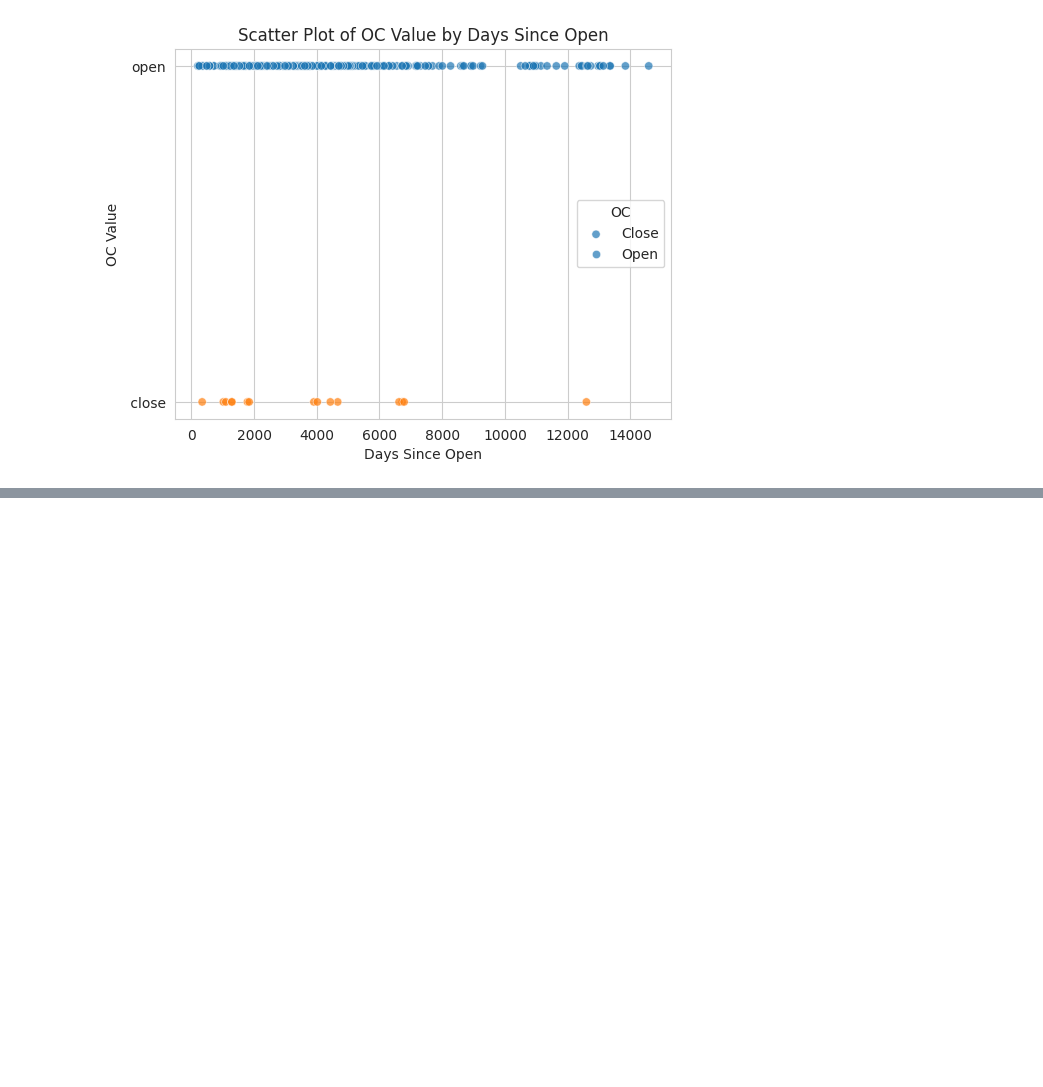
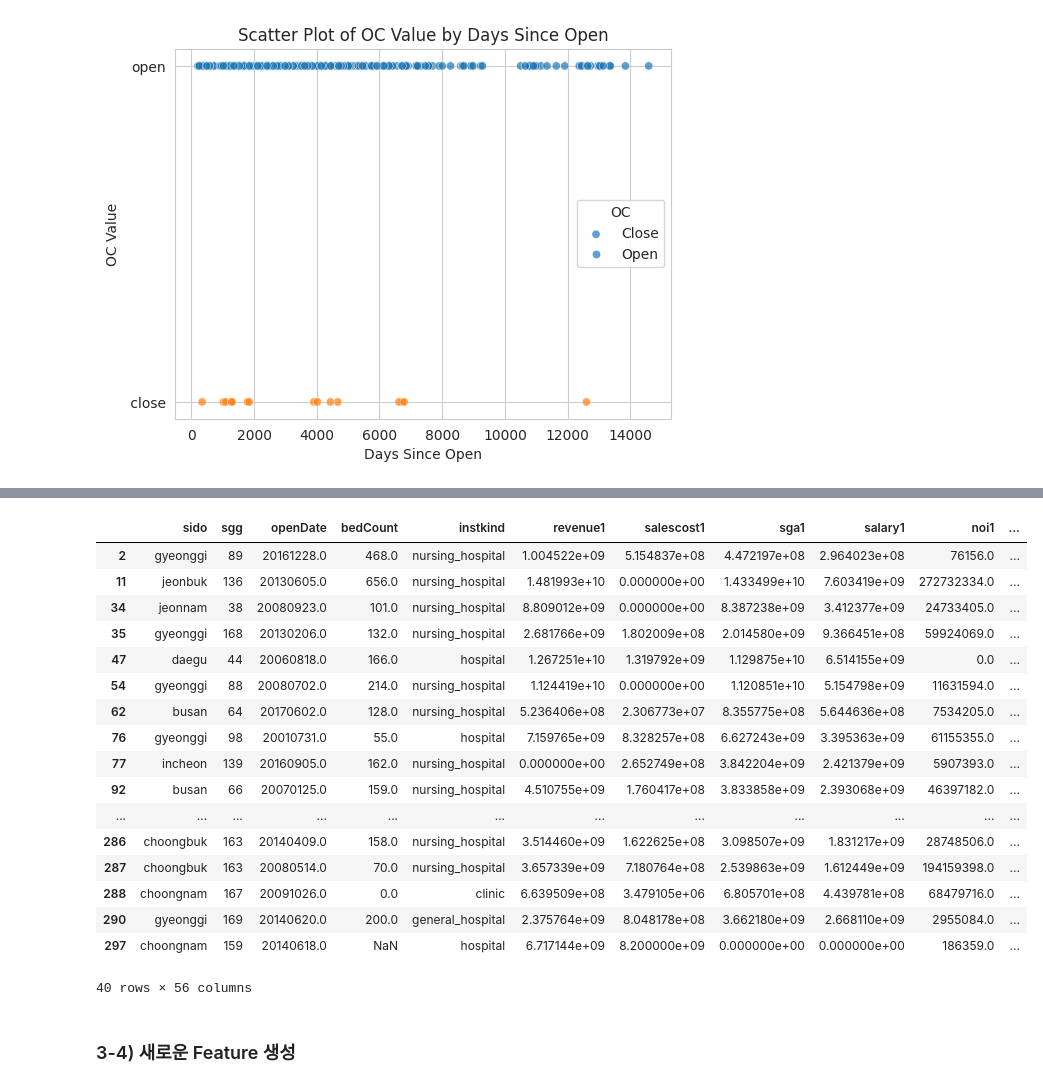
Before and after one commit to jhkr1/BigDataAnalysis, a Jupyter notebook: 회계지표를_이용한_병원_개_폐업_예측.ipynb, the cells around one changed output, grey strips where cells are left out. Cells and saved outputs as stored; diff of their text form; code cells hidden in the pictures; blank space fills up the shorter version.

```diff
--- a/회계지표를_이용한_병원_개_폐업_예측.ipynb
+++ b/회계지표를_이용한_병원_개_폐업_예측.ipynb
@@ -475,0 +537,40 @@ plt.show()
+# %%
+df1 = del_dup_train_df.copy()
+# 행에서 0이 얼마나 연속될 때, 0을 결측치 값으로 볼 것인지에 대한 기준값
+n_consecutive_zeros = 15
+consecutive_zeros_row = []
+
+# 연속된 0의 개수가 15개 이상인 행의 인덱스를 찾는 반복문
+for index, row in df1.iterrows():
+  consecutive_zeros = 0
+  for value in row:
+    if value == 0:
+      consecutive_zeros += 1
+      if consecutive_zeros >= n_consecutive_zeros:
+        consecutive_zeros_row.append(index)
+        break
+    else:
+      consecutive_zeros = 0
+
+# 0값이 결측치로 판단되는 행 확인
+consecutive_zeros_df = df1.loc[consecutive_zeros_row]
+consecutive_zeros_df
+# %% [output]
+|  | sido | sgg | openDate | bedCount | instkind | revenue1 | salescost1 | sga1 | salary1 | noi1 | ... |
+| 2 | gyeonggi | 89 | 20161228.0 | 468.0 | nursing_hospital | 1.004522e+09 | 5.154837e+08 | 4.472197e+08 | 2.964023e+08 | 76156.0 | ... |
+| 11 | jeonbuk | 136 | 20130605.0 | 656.0 | nursing_hospital | 1.481993e+10 | 0.000000e+00 | 1.433499e+10 | 7.603419e+09 | 272732334.0 | ... |
+| 34 | jeonnam | 38 | 20080923.0 | 101.0 | nursing_hospital | 8.809012e+09 | 0.000000e+00 | 8.387238e+09 | 3.412377e+09 | 24733405.0 | ... |
+| 35 | gyeonggi | 168 | 20130206.0 | 132.0 | nursing_hospital | 2.681766e+09 | 1.802009e+08 | 2.014580e+09 | 9.366451e+08 | 59924069.0 | ... |
+| 47 | daegu | 44 | 20060818.0 | 166.0 | hospital | 1.267251e+10 | 1.319792e+09 | 1.129875e+10 | 6.514155e+09 | 0.0 | ... |
+| 54 | gyeonggi | 88 | 20080702.0 | 214.0 | nursing_hospital | 1.124419e+10 | 0.000000e+00 | 1.120851e+10 | 5.154798e+09 | 11631594.0 | ... |
+| 62 | busan | 64 | 20170602.0 | 128.0 | nursing_hospital | 5.236406e+08 | 2.306773e+07 | 8.355775e+08 | 5.644636e+08 | 7534205.0 | ... |
+| 76 | gyeonggi | 98 | 20010731.0 | 55.0 | hospital | 7.159765e+09 | 8.328257e+08 | 6.627243e+09 | 3.395363e+09 | 61155355.0 | ... |
+| 77 | incheon | 139 | 20160905.0 | 162.0 | nursing_hospital | 0.000000e+00 | 2.652749e+08 | 3.842204e+09 | 2.421379e+09 | 5907393.0 | ... |
+| 92 | busan | 66 | 20070125.0 | 159.0 | nursing_hospital | 4.510755e+09 | 1.760417e+08 | 3.833858e+09 | 2.393068e+09 | 46397182.0 | ... |
+| ... | ... | ... | ... | ... | ... | ... | ... | ... | ... | ... | ... |
+| 286 | choongbuk | 163 | 20140409.0 | 158.0 | nursing_hospital | 3.514460e+09 | 1.622625e+08 | 3.098507e+09 | 1.831217e+09 | 28748506.0 | ... |
+| 287 | choongbuk | 163 | 20080514.0 | 70.0 | nursing_hospital | 3.657339e+09 | 7.180764e+08 | 2.539863e+09 | 1.612449e+09 | 194159398.0 | ... |
+| 288 | choongnam | 167 | 20091026.0 | 0.0 | clinic | 6.639509e+08 | 3.479105e+06 | 6.805701e+08 | 4.439781e+08 | 68479716.0 | ... |
+| 290 | gyeonggi | 169 | 20140620.0 | 200.0 | general_hospital | 2.375764e+09 | 8.048178e+08 | 3.662180e+09 | 2.668110e+09 | 2955084.0 | ... |
+| 297 | choongnam | 159 | 20140618.0 | NaN | hospital | 6.717144e+09 | 8.200000e+09 | 0.000000e+00 | 0.000000e+00 | 186359.0 | ... |
+40 rows × 56 columns
@@ -475,0 +602,2 @@ plt.show()
+# %% [markdown]
+### 3-4) 새로운 Feature 생성
```
Also changed, not shown: parts of 13 cells of this notebook.
